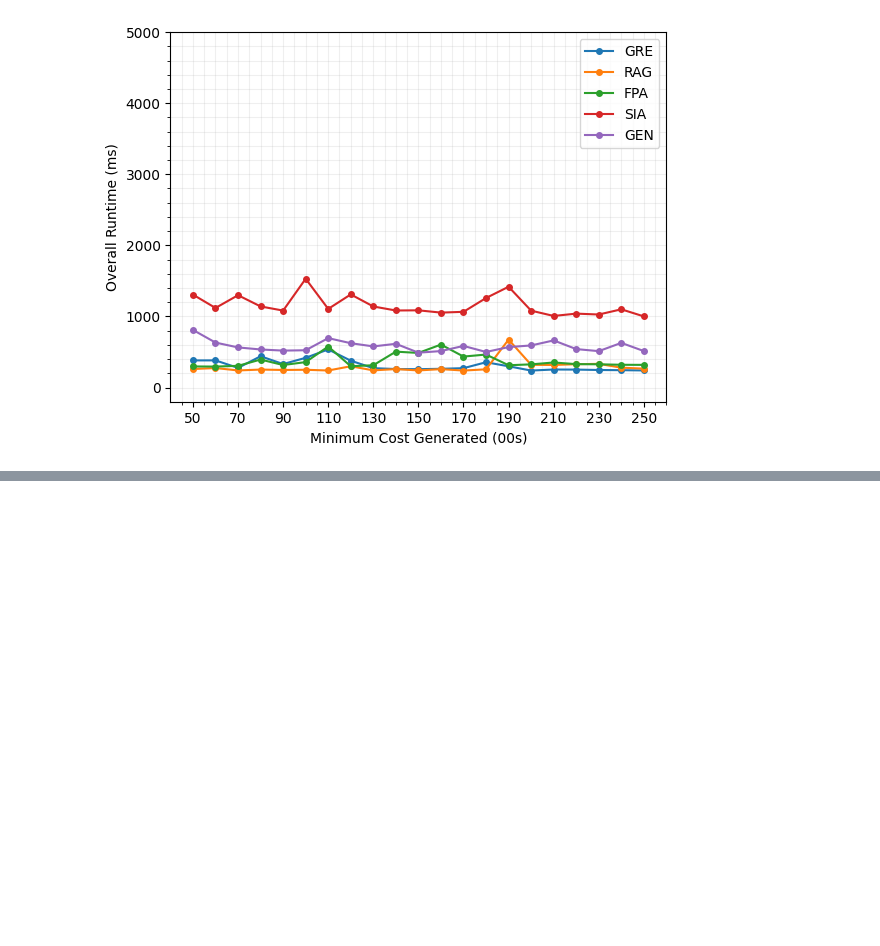
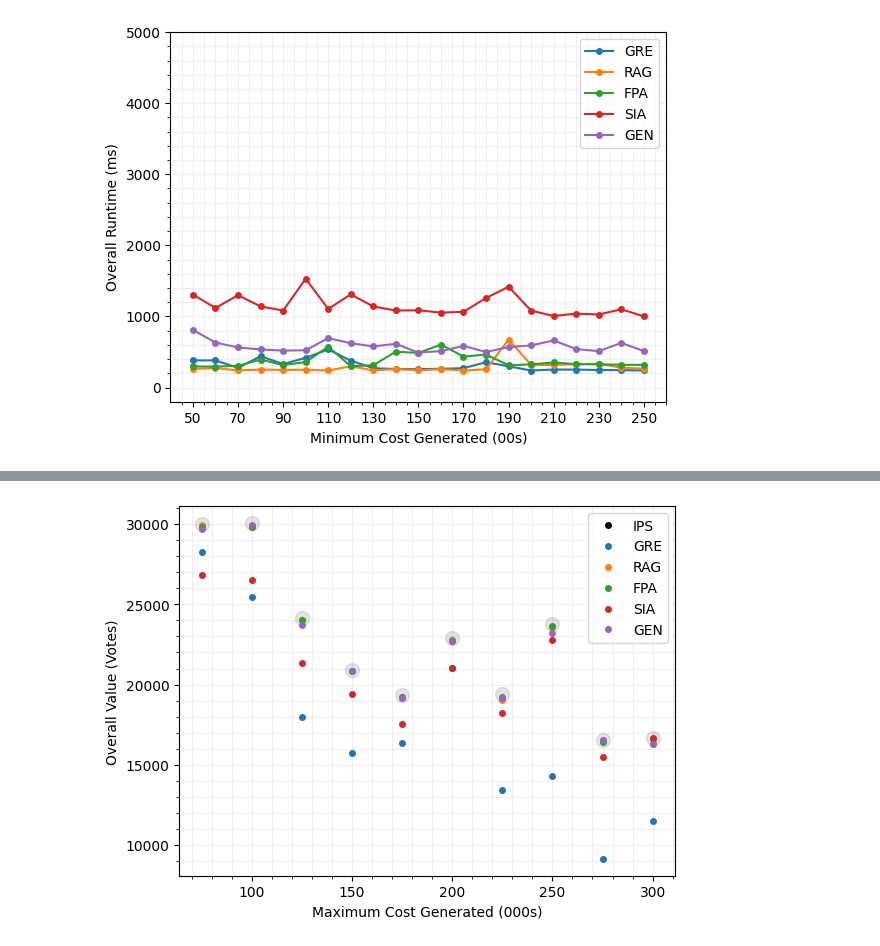
Before and after one commit to bignoldjordanF/community-knapsack, a Jupyter notebook: evaluation/single/costs/increasing-costs.ipynb, the cells around one changed output, grey strips where cells are left out. Cells and saved outputs as stored; diff of their text form; code cells hidden in the pictures; blank space fills up the shorter version.

```diff
--- a/evaluation/single/costs/increasing-costs.ipynb
+++ b/evaluation/single/costs/increasing-costs.ipynb
@@ -166,0 +149,22 @@ plot_all_y(
+# %%
+# Generate Problems
+generator = PBGenerator(seed=181)
+
+num_projects = 50
+num_voters = 3000
+budget = 600_000
+
+min_cost = 75_000
+max_cost = 300_000
+step_cost = 25_000
+
+small_cost = 25_000
+
+problems = []
+for cost in range(min_cost, max_cost + 1, step_cost):
+    problems.append(generator.generate_single_problem(
+        num_projects_bound=(num_projects, num_projects),
+        num_voters_bound=(num_voters, num_voters),
+        budget_bound=(budget, budget),
+        cost_bound=(small_cost, cost)
+    ))
@@ -166,0 +197,23 @@ plot_all_y(
+# %%
+exact_more_results = solve_problems(problems, exact_algorithms, timeout=120, max_fail=5, file_name='ext-increasing-more-costs.txt', output=True)
+# %%
+approximation_more_results = solve_problems(problems, approximation_algorithms, timeout=120, max_fail=5, file_name='apx-increasing-more-costs.txt', output=True)
+# %%
+# APPROXIMATION ALGORITHM VALUE EFFICACY VS ILP SOLVER
+drip_x = [x for idx, x in enumerate(range(min_cost, max_cost + 1, step_cost))]
+drip_y = [get_y(exact_more_results, len(problems), PBSingleAlgorithm.ILP_SOLVER, 0)] + \
+        [get_y(approximation_more_results, len(problems), algorithm, 0) for algorithm in approximation_algorithms]
+drip_y = [[yv for idx, yv in enumerate(y)] for y in drip_y]
+plot_all_y(
+    x_axis=drip_x,
+    y_axes=drip_y,
+    labels=['IPS'] + approximation_labels,
+    x_label='Maximum Cost Generated (000s)',
+    y_label='Overall Value (Votes)',
+    marker='o',
+    marker_sizes=[10] + marker_size_cycle,
+    colors=['black'] + color_cycle,
+    alphas=[0.1] + alpha_cycle,
+)
+# %% [output]
+[figure, added]
```
Also changed, not shown: parts of 4 cells of this notebook, 4 other files.
